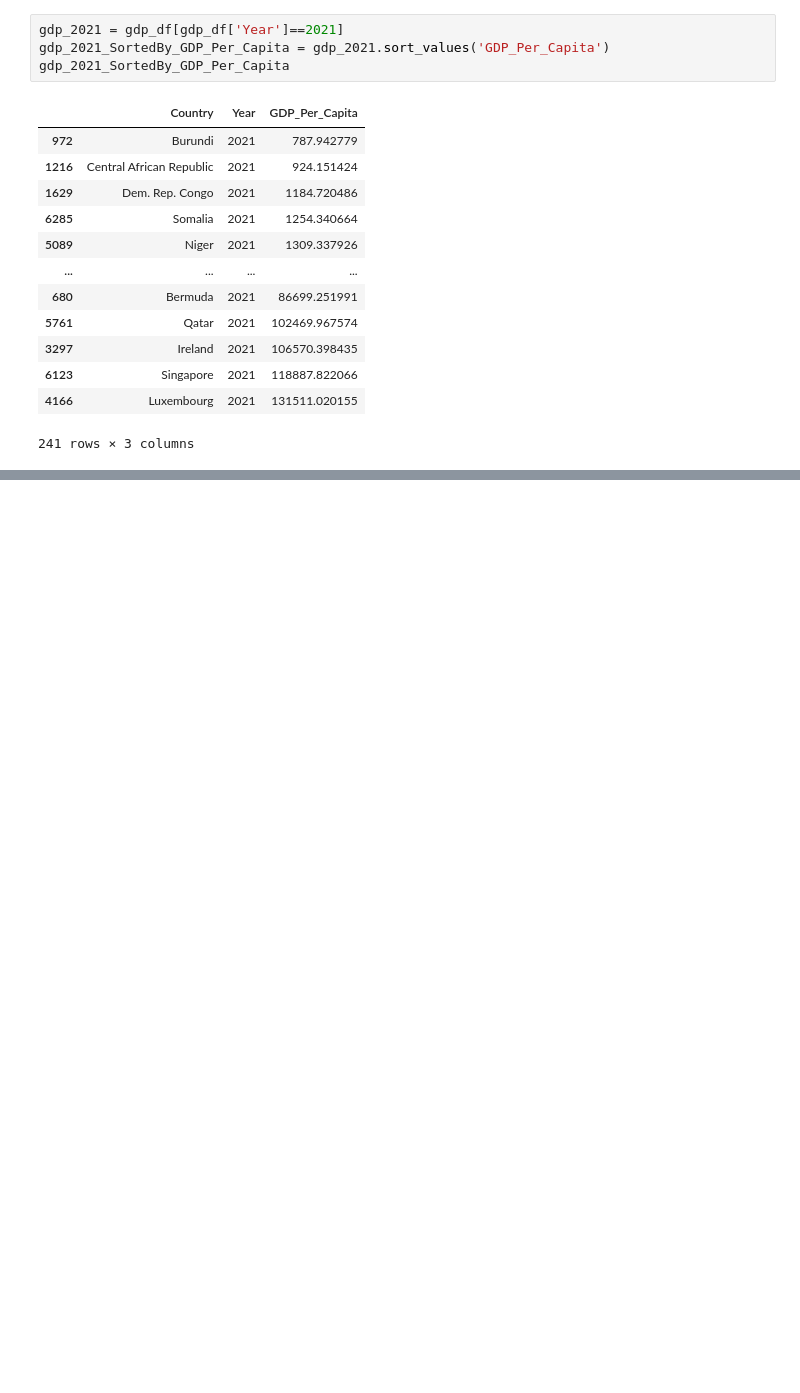
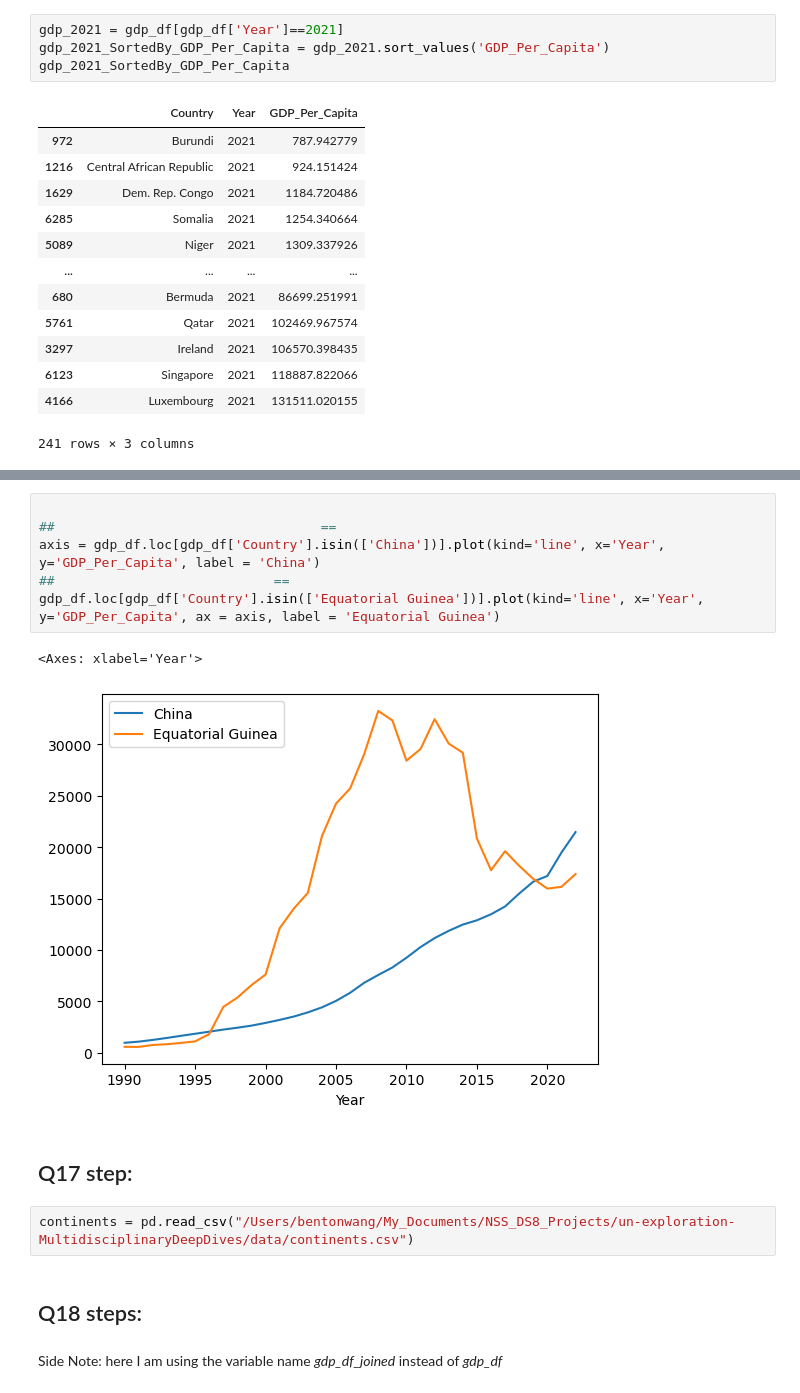
Before and after one commit to nss-data-science-cohort-8/un-exploration-MultidisciplinaryDeepDives, a Jupyter notebook: notebooks/UN_Data_Exploration.ipynb, the cells around one changed output, grey strips where cells are left out. Cells and saved outputs as stored; diff of their text form; blank space fills up the shorter version.

```diff
--- a/notebooks/UN_Data_Exploration.ipynb
+++ b/notebooks/UN_Data_Exploration.ipynb
@@ -305,0 +520,18 @@ gdp_2021_SortedBy_GDP_Per_Capita
+# %%
+
+##                                  ==
+axis = gdp_df.loc[gdp_df['Country'].isin(['China'])].plot(kind='line', x='Year', y='GDP_Per_Capita', label = 'China')
+##                            ==
+gdp_df.loc[gdp_df['Country'].isin(['Equatorial Guinea'])].plot(kind='line', x='Year', y='GDP_Per_Capita', ax = axis, label = 'Equatorial Guinea')
+# %% [output]
+<Axes: xlabel='Year'>
+[figure, added]
+# %% [markdown]
+## Q17 step:
+# %%
+continents = pd.read_csv("/Users/bentonwang/My_Documents/NSS_DS8_Projects/un-exploration-MultidisciplinaryDeepDives/data/continents.csv")
+# %% [markdown]
+## Q18 steps:
+# %% [markdown]
+
+Side Note: here I am using the variable name *gdp_df_joined* instead of *gdp_df*
```
Also changed, not shown: parts of 89 cells of this notebook.
